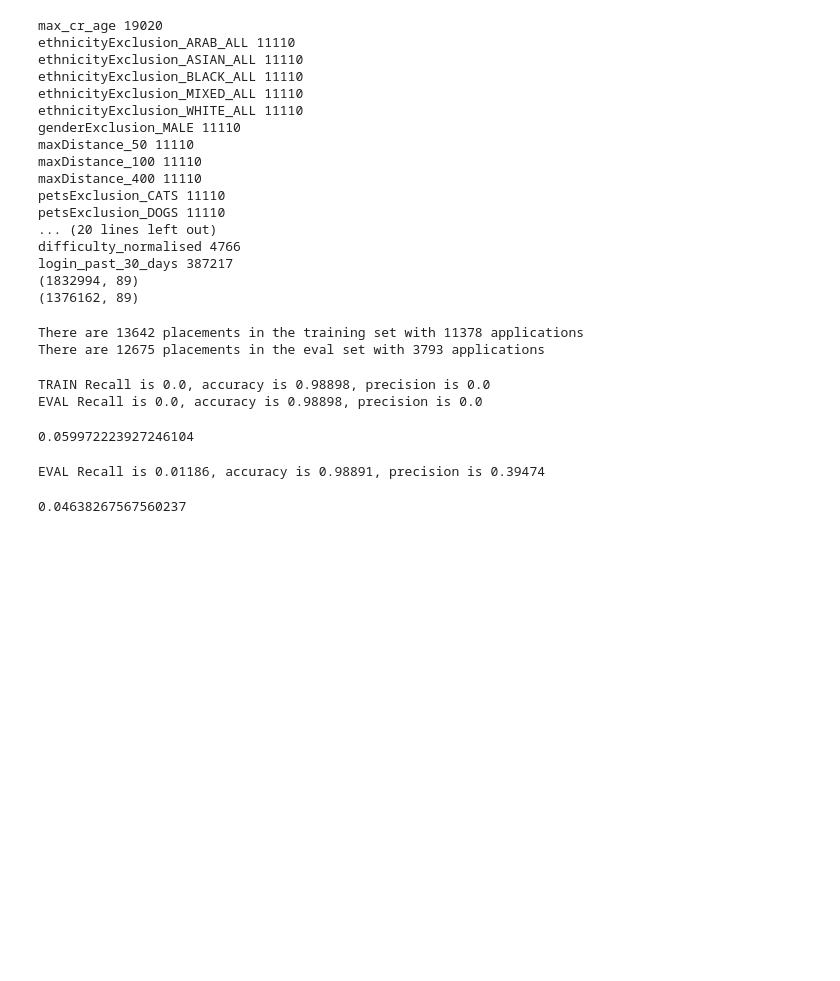
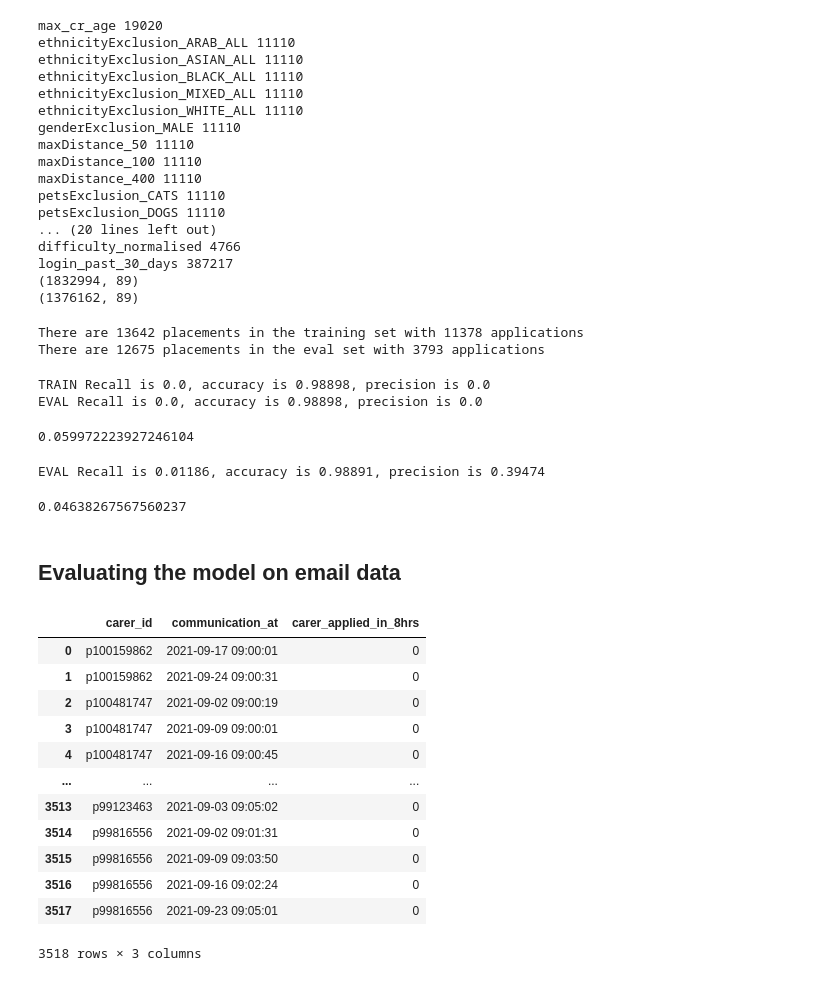
Before and after one commit to bonaventura-elder/carer_targeting, a Jupyter notebook: src/training.ipynb, the cells around one changed output. Drawn from its saved outputs; the diff is of its cells as text; code cells hidden in the pictures; blank space fills up the shorter version.

```diff
--- a/src/training.ipynb
+++ b/src/training.ipynb
@@ -962,3 +979,22 @@ log_loss(y_eval,pred_probs)
 # %% [output]
 EVAL Recall is 0.01186, accuracy is 0.98891, precision is 0.39474
 0.04638267567560237
+# %% [markdown]
+## Evaluating the model on email data
+# %%
+email_data = pd.read_csv('../data/email_data.csv')
+email_data
+# %% [output]
+|  | carer_id | communication_at | carer_applied_in_8hrs |
+| 0 | p100159862 | 2021-09-17 09:00:01 | 0 |
+| 1 | p100159862 | 2021-09-24 09:00:31 | 0 |
+| 2 | p100481747 | 2021-09-02 09:00:19 | 0 |
+| 3 | p100481747 | 2021-09-09 09:00:01 | 0 |
+| 4 | p100481747 | 2021-09-16 09:00:45 | 0 |
+| ... | ... | ... | ... |
+| 3513 | p99123463 | 2021-09-03 09:05:02 | 0 |
+| 3514 | p99816556 | 2021-09-02 09:01:31 | 0 |
+| 3515 | p99816556 | 2021-09-09 09:03:50 | 0 |
+| 3516 | p99816556 | 2021-09-16 09:02:24 | 0 |
+| 3517 | p99816556 | 2021-09-23 09:05:01 | 0 |
+3518 rows × 3 columns
```
Also changed, not shown: parts of 10 cells of this notebook, 6 other files.
